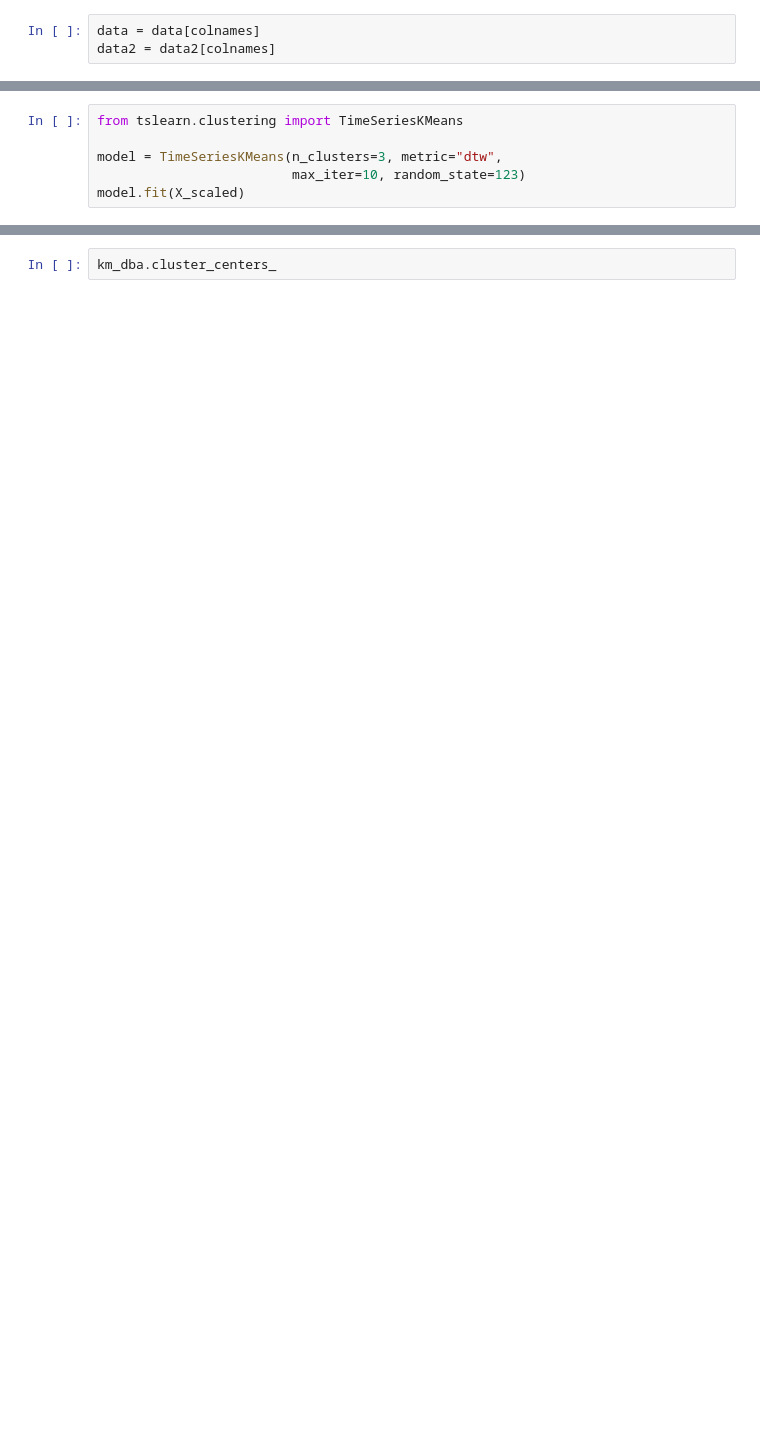
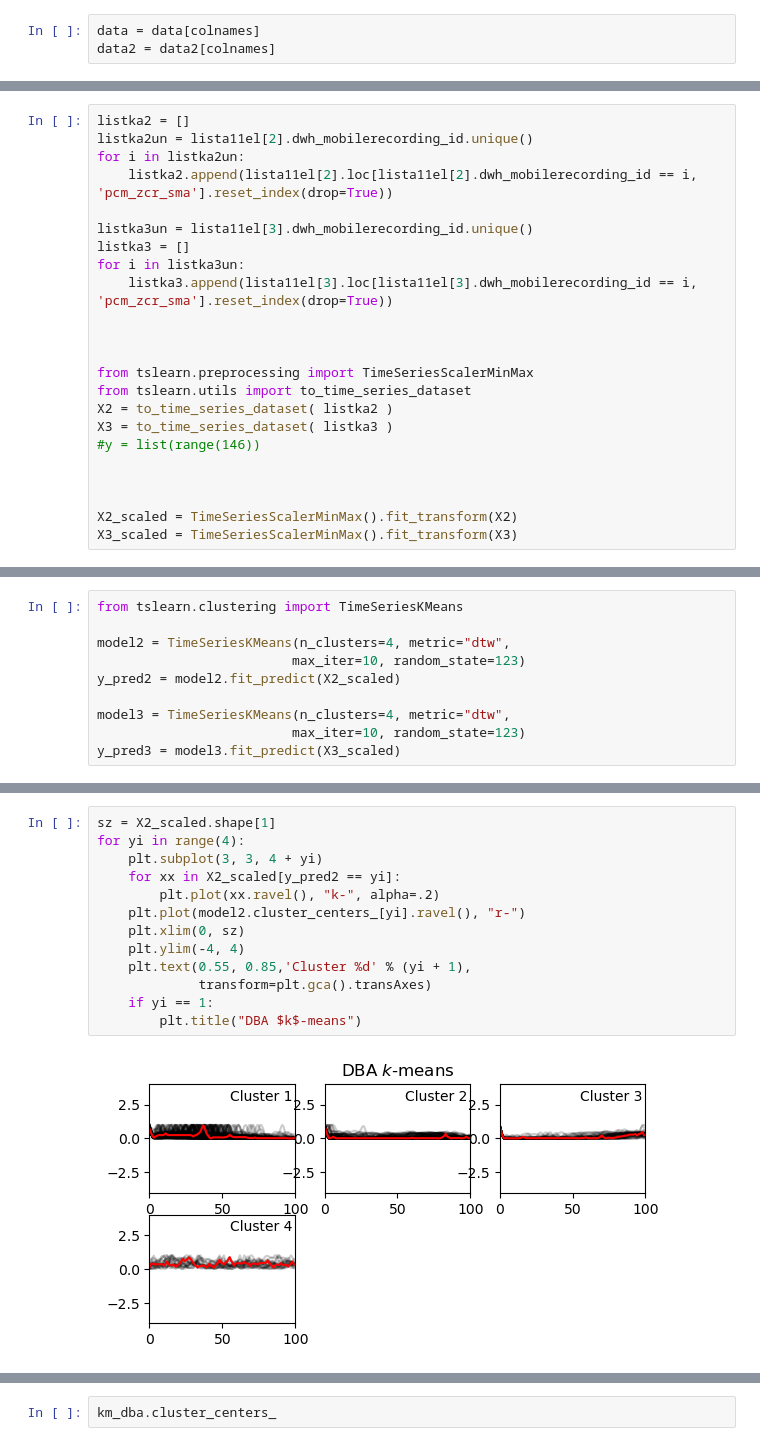
Before and after one commit to kaminskaolga/ts_cluster, a Jupyter notebook: ts.ipynb, the cells around one changed output, grey strips where cells are left out. Cells and saved outputs as stored; diff of their text form; blank space fills up the shorter version.

```diff
--- a/ts.ipynb
+++ b/ts.ipynb
@@ -150,0 +367,23 @@ print(X_scaled)
+# %%
+listka2 = []
+listka2un = lista11el[2].dwh_mobilerecording_id.unique()
+for i in listka2un:
+    listka2.append(lista11el[2].loc[lista11el[2].dwh_mobilerecording_id == i, 'pcm_zcr_sma'].reset_index(drop=True))
+
+listka3un = lista11el[3].dwh_mobilerecording_id.unique()
+listka3 = []
+for i in listka3un:
+    listka3.append(lista11el[3].loc[lista11el[3].dwh_mobilerecording_id == i, 'pcm_zcr_sma'].reset_index(drop=True))
+
+
+
+from tslearn.preprocessing import TimeSeriesScalerMinMax
+from tslearn.utils import to_time_series_dataset
+X2 = to_time_series_dataset( listka2 )
+X3 = to_time_series_dataset( listka3 )
+#y = list(range(146))
+
+
+
+X2_scaled = TimeSeriesScalerMinMax().fit_transform(X2)
+X3_scaled = TimeSeriesScalerMinMax().fit_transform(X3)
@@ -151,6 +410,10 @@ print(X_scaled)
 # %%
 from tslearn.clustering import TimeSeriesKMeans
 
-model = TimeSeriesKMeans(n_clusters=3, metric="dtw",
+model2 = TimeSeriesKMeans(n_clusters=4, metric="dtw",
                          max_iter=10, random_state=123)
-model.fit(X_scaled)
+y_pred2 = model2.fit_predict(X2_scaled)
+
+model3 = TimeSeriesKMeans(n_clusters=4, metric="dtw",
+                         max_iter=10, random_state=123)
+y_pred3 = model3.fit_predict(X3_scaled)
@@ -160,0 +420,15 @@ X_scaled.shape
+# %%
+sz = X2_scaled.shape[1]
+for yi in range(4):
+    plt.subplot(3, 3, 4 + yi)
+    for xx in X2_scaled[y_pred2 == yi]:
+        plt.plot(xx.ravel(), "k-", alpha=.2)
+    plt.plot(model2.cluster_centers_[yi].ravel(), "r-")
+    plt.xlim(0, sz)
+    plt.ylim(-4, 4)
+    plt.text(0.55, 0.85,'Cluster %d' % (yi + 1),
+             transform=plt.gca().transAxes)
+    if yi == 1:
+        plt.title("DBA $k$-means")
+# %% [output]
+[figure, added]
```
Also changed, not shown: parts of 46 cells of this notebook.
